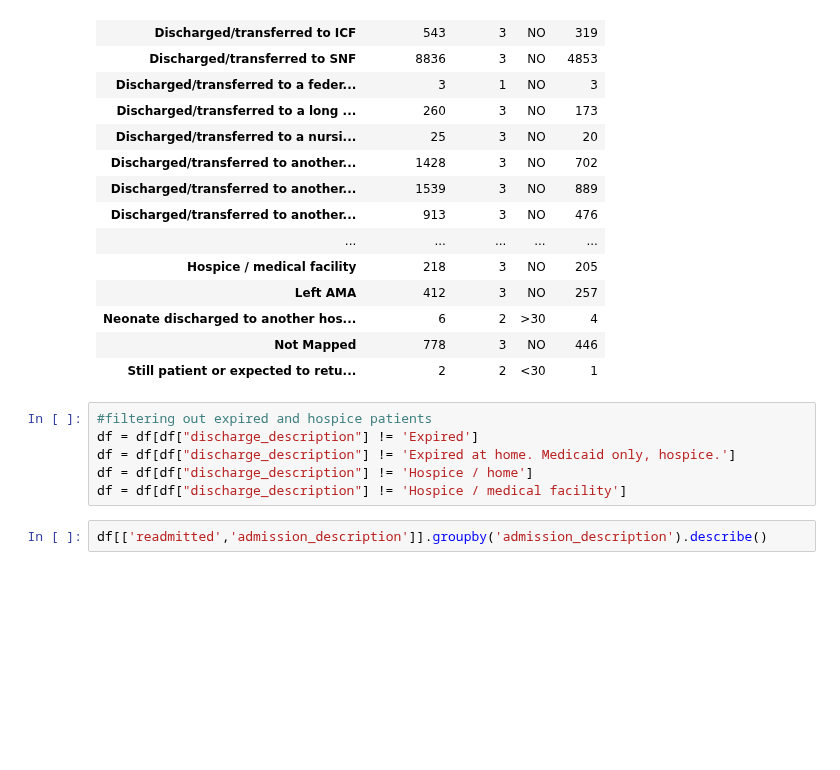
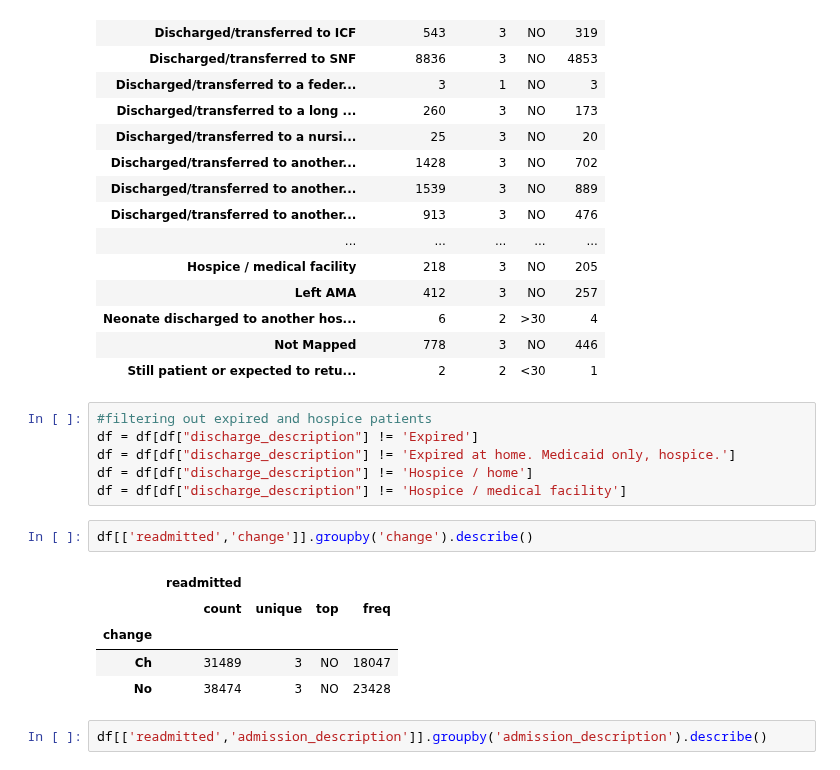
Before and after one commit to boneeyah/QTW, a Jupyter notebook: Case Study 2/Case_Study_2.ipynb, the cells around one changed output. Cells and saved outputs as stored; diff of their text form; blank space fills up the shorter version.

```diff
--- a/Case Study 2/Case_Study_2.ipynb
+++ b/Case Study 2/Case_Study_2.ipynb
@@ -166,6 +166,14 @@ df = df[df["discharge_description"] != 'Expired']
 df = df[df["discharge_description"] != 'Expired at home. Medicaid only, hospice.']
 df = df[df["discharge_description"] != 'Hospice / home']
 df = df[df["discharge_description"] != 'Hospice / medical facility']
+# %%
+df[['readmitted','change']].groupby('change').describe()
+# %% [output]
+|  | readmitted |  |  |  |
+|  | count | unique | top | freq |
+| change |  |  |  |  |
+| Ch | 31489 | 3 | NO | 18047 |
+| No | 38474 | 3 | NO | 23428 |
 # %%
 df[['readmitted','admission_description']].groupby('admission_description').describe()
 # %% [output]
```
Also changed, not shown: parts of 2 cells of this notebook.
